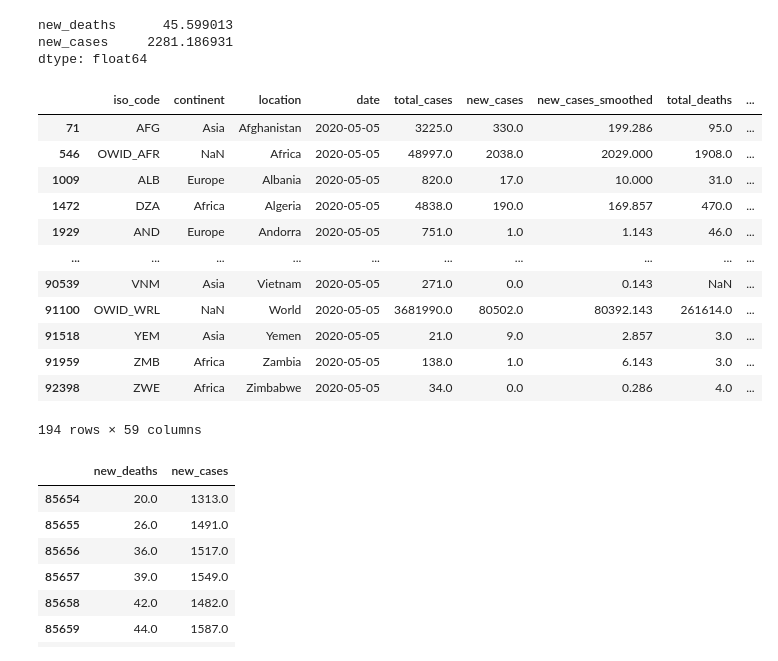
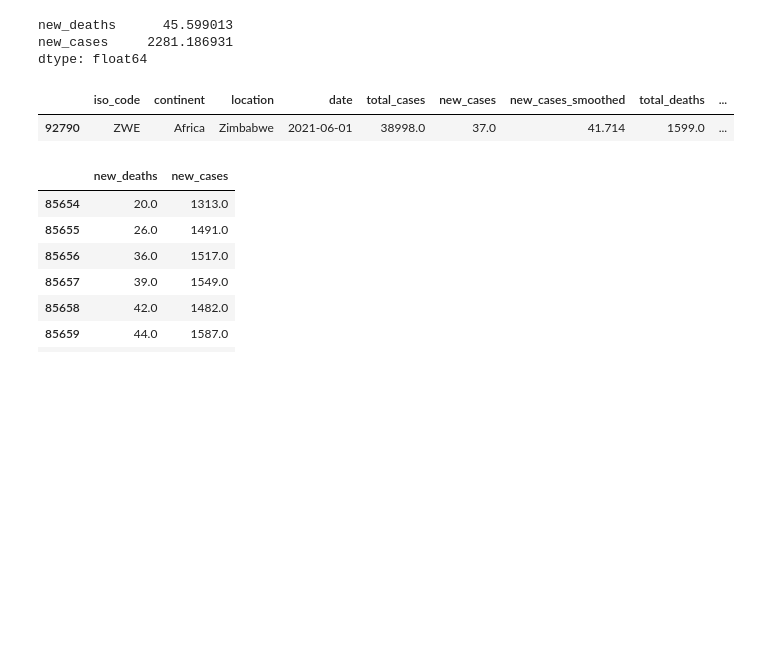
Before and after one commit to MikhailKuklin/exploratory_data_analysis_pandas, a Jupyter notebook: 2021_05_31_exploratory_data_analysis_pandas_partI.ipynb, the cells around one changed output. Saved outputs shown, nothing was run; the diff lists cells and outputs as text; code cells hidden in the pictures; blank space fills up the shorter version.

```diff
--- a/2021_05_31_exploratory_data_analysis_pandas_partI.ipynb
+++ b/2021_05_31_exploratory_data_analysis_pandas_partI.ipynb
@@ -165,23 +187,12 @@ new_deaths      45.599013
 new_cases     2281.186931
 dtype: float64
 # %%
-# select data only for 2020-05-05
+# select data only for 2020-05-05 and Zimbabwe
 
-df[df.date.isin(["2020-05-05"])]
+df[(df.location=='Zimbabwe') & (df.date.isin(["2021-06-01"]))]
 # %% [output]
 |  | iso_code | continent | location | date | total_cases | new_cases | new_cases_smoothed | total_deaths | ... |
-| 71 | AFG | Asia | Afghanistan | 2020-05-05 | 3225.0 | 330.0 | 199.286 | 95.0 | ... |
-| 546 | OWID_AFR | NaN | Africa | 2020-05-05 | 48997.0 | 2038.0 | 2029.000 | 1908.0 | ... |
-| 1009 | ALB | Europe | Albania | 2020-05-05 | 820.0 | 17.0 | 10.000 | 31.0 | ... |
-| 1472 | DZA | Africa | Algeria | 2020-05-05 | 4838.0 | 190.0 | 169.857 | 470.0 | ... |
-| 1929 | AND | Europe | Andorra | 2020-05-05 | 751.0 | 1.0 | 1.143 | 46.0 | ... |
-| ... | ... | ... | ... | ... | ... | ... | ... | ... | ... |
-| 90539 | VNM | Asia | Vietnam | 2020-05-05 | 271.0 | 0.0 | 0.143 | NaN | ... |
-| 91100 | OWID_WRL | NaN | World | 2020-05-05 | 3681990.0 | 80502.0 | 80392.143 | 261614.0 | ... |
-| 91518 | YEM | Asia | Yemen | 2020-05-05 | 21.0 | 9.0 | 2.857 | 3.0 | ... |
-| 91959 | ZMB | Africa | Zambia | 2020-05-05 | 138.0 | 1.0 | 6.143 | 3.0 | ... |
-| 92398 | ZWE | Africa | Zimbabwe | 2020-05-05 | 34.0 | 0.0 | 0.286 | 4.0 | ... |
+| 92790 | ZWE | Africa | Zimbabwe | 2021-06-01 | 38998.0 | 37.0 | 41.714 | 1599.0 | ... |
-194 rows × 59 columns
 # %%
 # slicing
 
```
Also changed, not shown: parts of 6 cells of this notebook.
